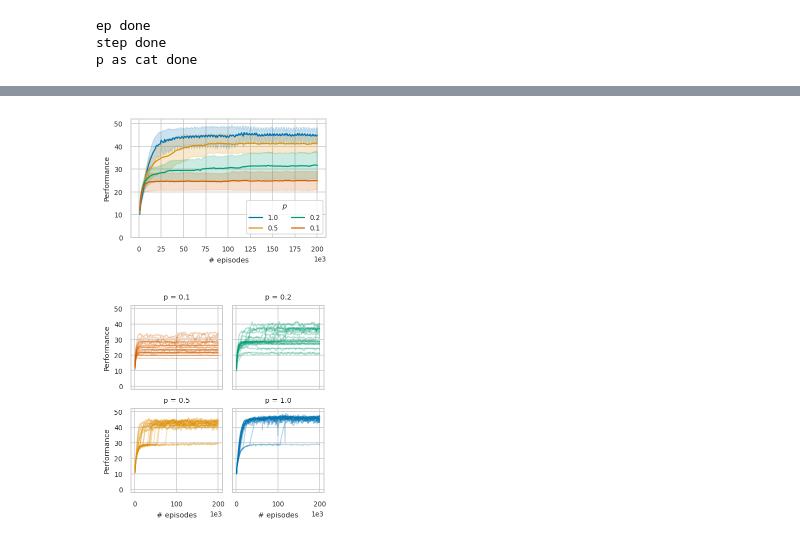
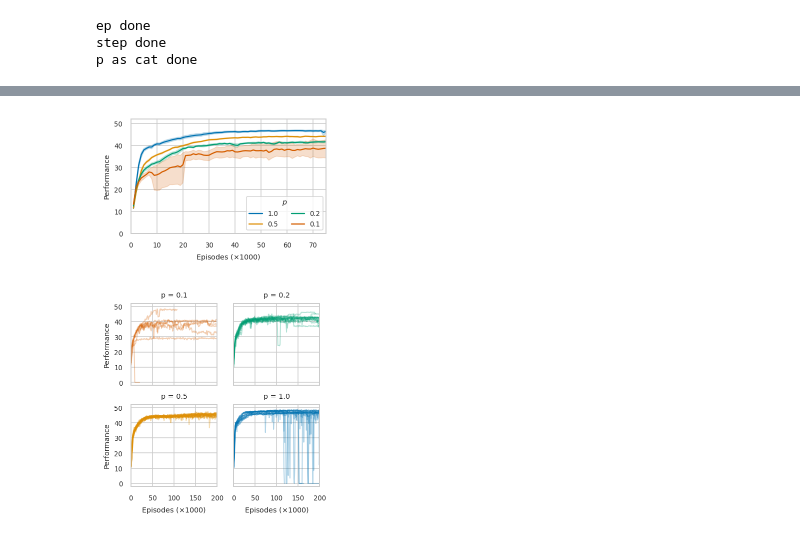
Before and after one commit to PaulEcoffet/RLCoopExp, a Jupyter notebook: bad_site_analysis.ipynb, the cells around one changed output, grey strips where cells are left out. Cells and saved outputs as stored; diff of their text form; code cells hidden in the pictures.

```diff
--- a/bad_site_analysis.ipynb
+++ b/bad_site_analysis.ipynb
@@ -80,7 +81,13 @@ def removeprefix(self: str, prefix: str, /) -> str:
         return self[:]
 # %%
 nepisodes=200000
-mainpath = f'logs/paperrun2/e{nepisodes}/ppobiglr/**/*tfevents*'
+mainpath = f'logs/paperrun2/e200000/ppobiglr//**/*tfevents*'
+mainpath = f'logs/paperrun3/bignetfastredo//**/*tfevents*'
+mainpath = "bench/logs/e200000/cmafixed/**/*tfevents*"
+mainpath = "logs/paperrun3/lr_schedule/**/*tfevents*"
+#mainpath = "bench/logs/logs/paperrun3/timebenchdeep/**/*tfevents*"
+
+
 first, _ = mainpath.split("**")
 
 shortname = ''.join(removeprefix(first, 'logs/').split('/'))
@@ -93,7 +100,7 @@ paperrun2e200000ppobiglr
 # %%
 fuldfs = []
 runid = 0
-forcereload = False
+forcereload = True
 
 if not forcereload and os.path.exists(first + "/sumup.df.pkl"):
     alldf = pd.read_pickle(first + "/sumup.df.pkl")
@@ -108,6 +115,10 @@ else:
             curdf['run'] = runid
             curdf['badsiteprob'] = float(re.search("good_site_prob=(.+?),", path).group(1))
             curdf['trial_id'] = re.search(r"partner_choice_(.+)_(?:\d+)_good", path).group(1)
+            try:
+                curdf['lr'] = re.search(r"lr=([-0-9.e+]+)_", path).group(1)
+            except:
+                pass
             fuldfs.append(curdf)
             runid += 1
     alldf = pd.concat(fuldfs)
@@ -155,10 +166,10 @@ if "p" not in alldf.columns:
 
 
 alldf["episode_bin_right"] = alldf["episodes_total"].apply(lambda x: (x // binsize + 1) * binsize )
-alldf = alldf.query("episode_bin_right <= (@nepisodes + @binsize)")
+
 alldf["episode_bin_right"].where(alldf["episode_bin_right"] <= nepisodes, nepisodes, inplace=True)
+
 alldf["step_bin_right"] = alldf["step"].apply(lambda x: (x // binsize + 1) * binsize )
 alldf = alldf.query("p in @ps").copy()
-alldf.to_pickle(first + "/sumup.df.pkl")
 # %% [output]
 1000
@@ -200,7 +211,14 @@ alldf.query("p == 1").groupby("run").max()
 from pandas.api.types import CategoricalDtype
 ps = [1, 0.5, 0.2, 0.1]
 step = False
-epcollapsed = alldf.groupby(["p", "run", "episode_bin_right"], as_index=False).mean()
+epcollapsed = alldf.groupby(["trial_id", "episode_bin_right"], as_index=False).agg(
+    {"episode_reward_mean": "mean",
+     "p": "first",
+     "custom_metrics/inv": "mean",
+     "custom_metrics/accept": "mean"
+     })
+epcollapsed["epthousands"] = epcollapsed["episode_bin_right"] / 1000
+
 print("ep done")
 if step:
     stepcollapsed = alldf[["p", "run", "step_bin_right", "inv_mean", "inv_std", "accept_mean"]].groupby(["p", "run", "step_bin_right"], as_index=False).mean()
@@ -239,33 +280,35 @@ p                                   ...
 # %%
 fig = plt.figure(figsize=figsize)
 ax = fig.gca()
 #sns.lineplot(
 #    data=epcollapsed, x="episode_bin_right", y='episode_reward_mean', hue="p",
 #    estimator=None, alpha=0.2, linewidth=1, ax=ax, units="run", legend=False
 #)
 
-sns.lineplot(data=epcollapsed, x="episode_bin_right", y='episode_reward_mean', hue="p", ax=ax, ci="sd")
+sns.lineplot(data=epcollapsed, x="epthousands", y='episode_reward_mean', hue="p", ax=ax)
 
-ax.ticklabel_format(axis="x", scilimits=(3, 3))
+#ax.ticklabel_format(axis="x", scilimits=(3, 3))
 plt.ylim(0, 52)
+plt.xlim(0, 75)
 plt.ylabel('Performance')
-plt.xlabel('# episodes')
+plt.xlabel('Episodes ($\\times 1000$)')
 plt.legend(ncol=2, title="$p$")
 plt.tight_layout()
 plt.savefig(figdir + "reward_mean_synth.pdf")
 # %% [output]
-[figure, old version]
+[figure, new version]
 # %%
 g = sns.FacetGrid(data=epcollapsed, col="p", col_wrap=2, height=(figwidth/2), aspect=1, hue="p", despine=False, col_order=[0.1, 0.2, 0.5, 1.0])
-g.map_dataframe(sns.lineplot, x="episode_bin_right", y='episode_reward_mean',
-        estimator=None, alpha=0.3, linewidth=1, units="run")
+g.map_dataframe(sns.lineplot, x="epthousands", y='episode_reward_mean',
+        estimator=None, alpha=0.3, linewidth=1, units="trial_id")
 #g.map_dataframe(sns.lineplot, x="episode_bin_right", y='episode_reward_mean')
 for ax in g.axes:
-    ax.ticklabel_format(axis="x", scilimits=(3, 3))
+    #ax.ticklabel_format(axis="x", scilimits=(3, 3))
     ax.set_yticks([i for i in range(0, 51, 10)])
     ax.set_ylim(-2, 52)
-g.set_axis_labels("# episodes", "Performance")
+    ax.set_xlim(0, 200)
+g.set_axis_labels("Episodes ($\\times 1000$)", "Performance")
 g.tight_layout()
 g.savefig(figdir + "reward_mean_detail.pdf")
 # %% [output]
-[figure, old version]
+[figure, new version]
```
Also changed, not shown: parts of 51 cells of this notebook, 14 other files.
